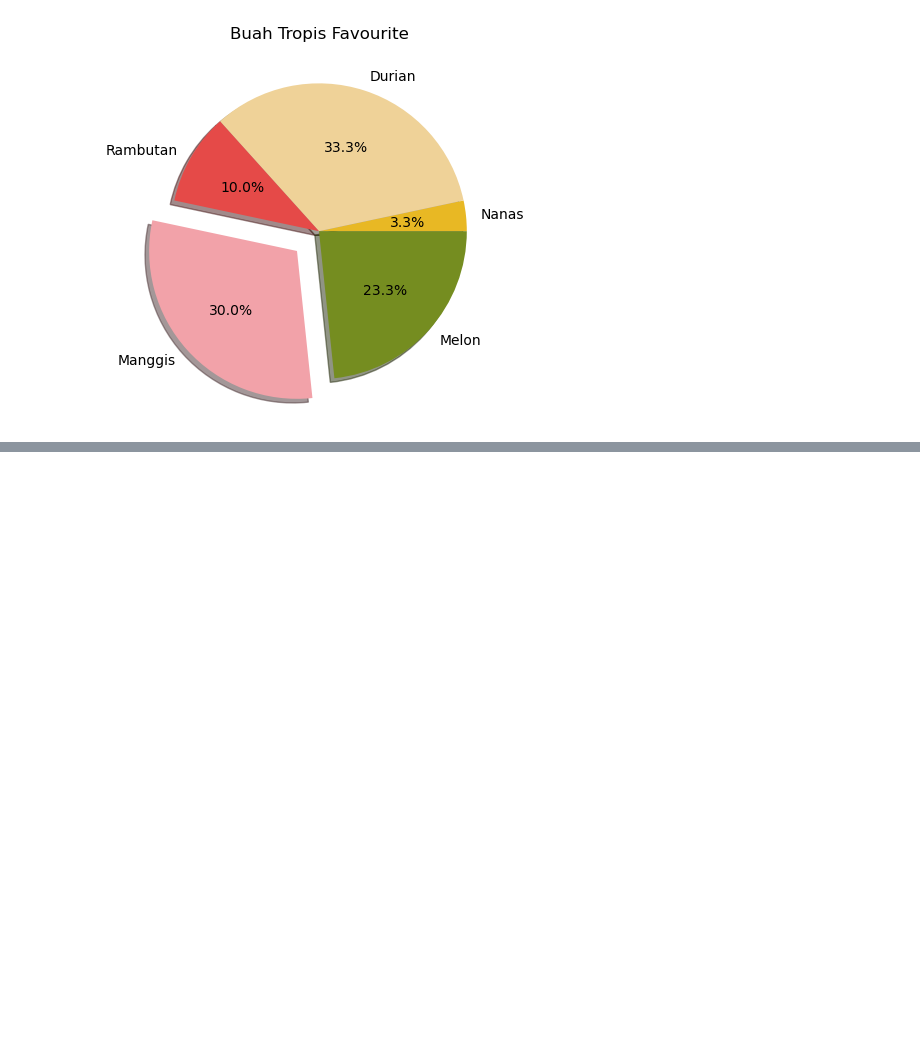
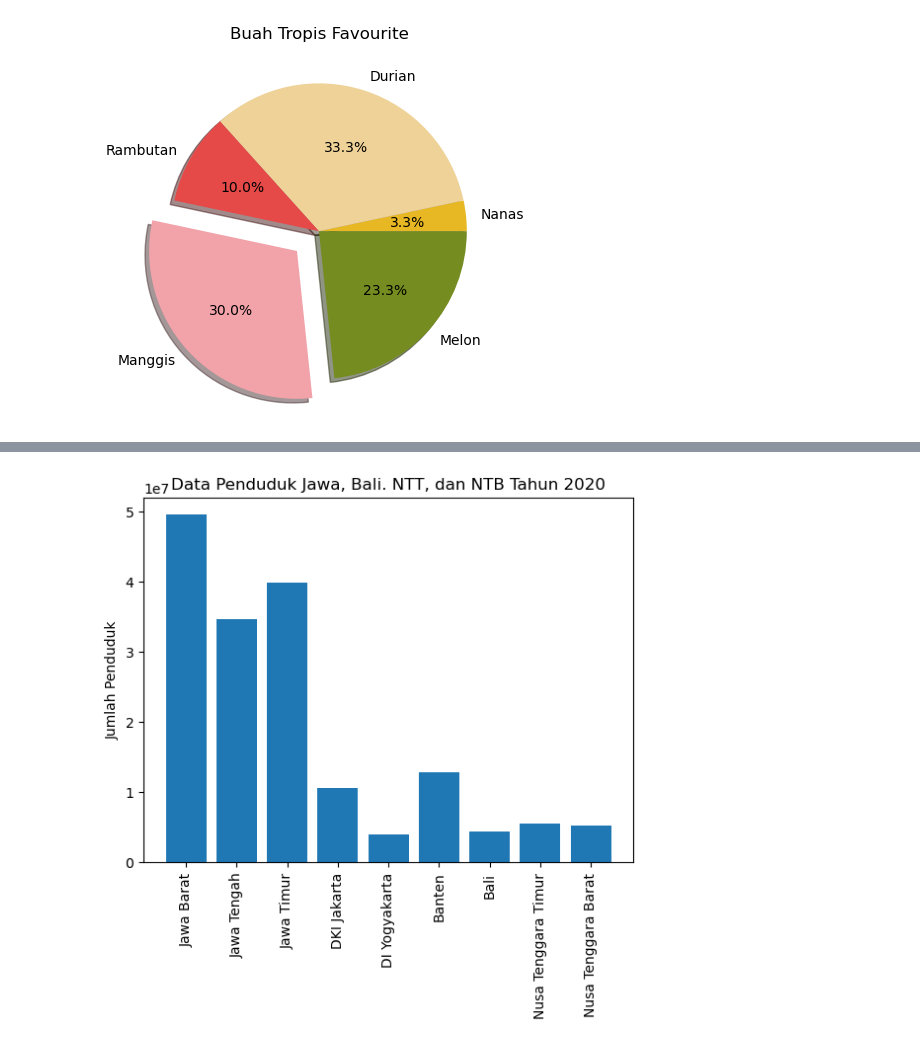
Before and after one commit to adammb86/FGAUNIKOM2021, a Jupyter notebook: Topic 14 - Visualisasi Data di Python.ipynb, the cells around one changed output, grey strips where cells are left out. Drawn from its saved outputs; the diff is of its cells as text; code cells hidden in the pictures; blank space fills up the shorter version.

```diff
--- a/Topic 14 - Visualisasi Data di Python.ipynb
+++ b/Topic 14 - Visualisasi Data di Python.ipynb
@@ -130,0 +149,21 @@ plt.show()
+# %%
+import matplotlib.pyplot as plt
+import numpy as np
+
+propinsi = ['Jawa Barat', 'Jawa Tengah', 'Jawa Timur', 'DKI Jakarta', 'DI Yogyakarta', 'Banten', 'Bali', 'Nusa Tenggara Timur',  'Nusa Tenggara Barat']
+jumlah_penduduk = [49565200, 34738200, 39955900, 10576400, 3919200, 12895300, 4414400, 5513400, 5225900]
+
+x_coords = np.arange(len(propinsi))
+plt.bar(
+    x_coords,
+    jumlah_penduduk,
+    tick_label= propinsi
+)
+
+plt.xticks(rotation=90)
+plt.ylabel('Jumlah Penduduk')
+plt.title('Data Penduduk Jawa, Bali. NTT, dan NTB Tahun 2020')
+
+plt.show()
+# %% [output]
+[figure, added]
```
Also changed, not shown: parts of 4 cells of this notebook, 1 other file.
